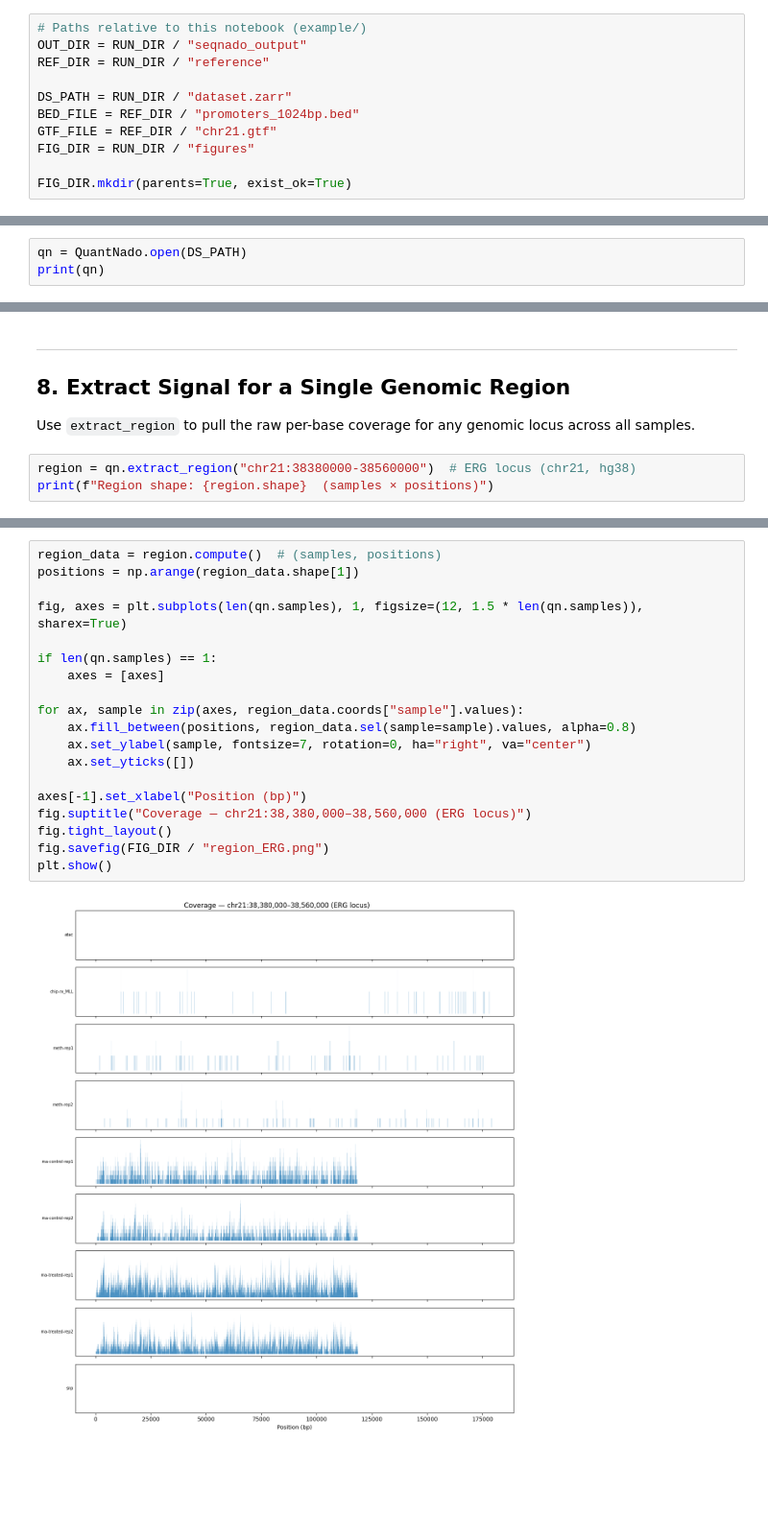
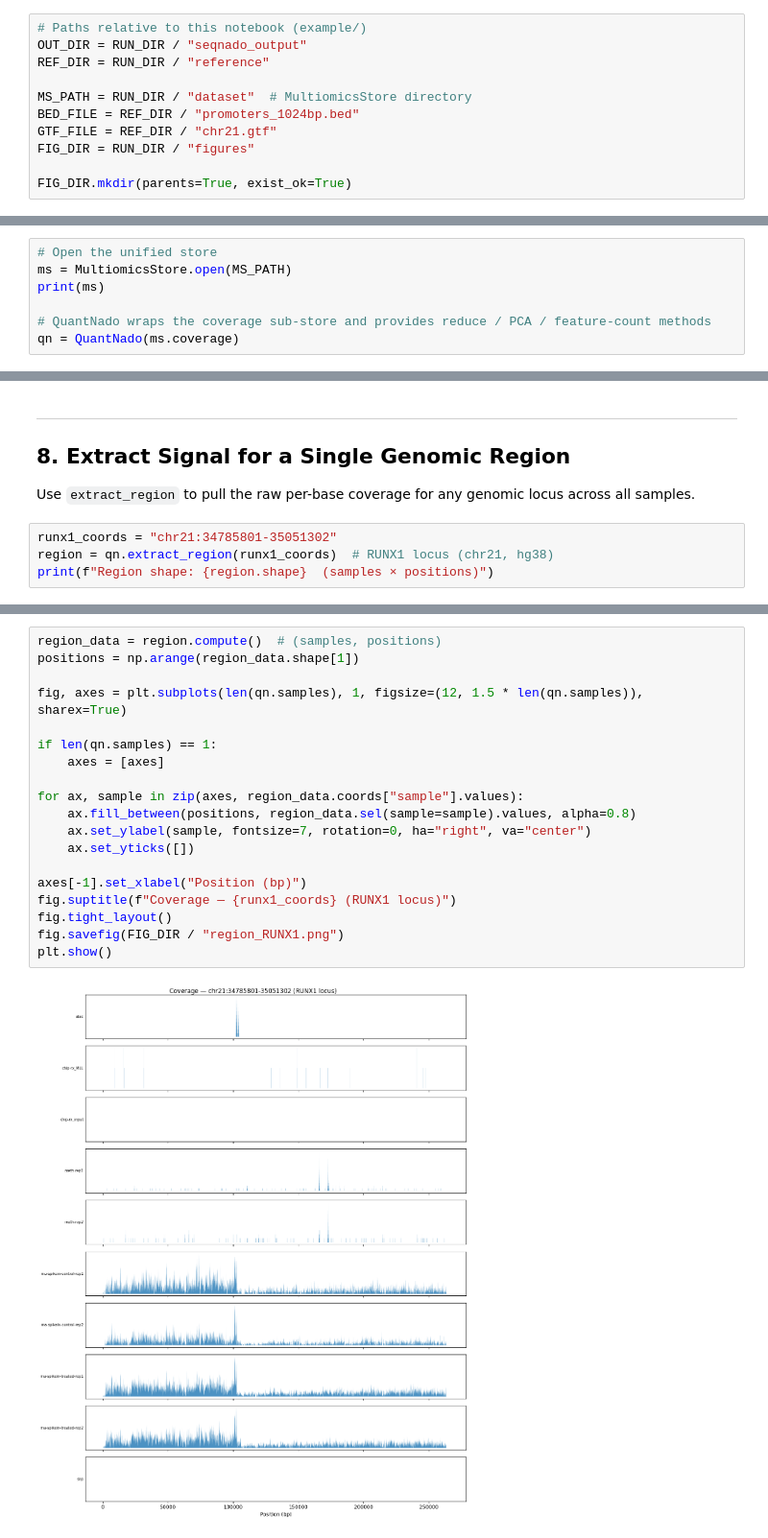
Before and after one commit to Milne-Group/QuantNado, a Jupyter notebook: docs/example_dataset.ipynb, the cells around one changed output, grey strips where cells are left out. Shown at 96% size. Drawn from its saved outputs; the diff is of its cells as text; blank space fills up the shorter version.

```diff
--- a/docs/example_dataset.ipynb
+++ b/docs/example_dataset.ipynb
@@ -87,7 +93,7 @@ Done.
 OUT_DIR = RUN_DIR / "seqnado_output"
 REF_DIR = RUN_DIR / "reference"
 
-DS_PATH = RUN_DIR / "dataset.zarr"
+MS_PATH = RUN_DIR / "dataset"  # MultiomicsStore directory
 BED_FILE = REF_DIR / "promoters_1024bp.bed"
 GTF_FILE = REF_DIR / "chr21.gtf"
 FIG_DIR = RUN_DIR / "figures"
@@ -143,6 +168,10 @@ Done.
 ---
 ## 3. Load and Inspect the Dataset
 # %%
-qn = QuantNado.open(DS_PATH)
-print(qn)
+# Open the unified store
+ms = MultiomicsStore.open(MS_PATH)
+print(ms)
+
+# QuantNado wraps the coverage sub-store and provides reduce / PCA / feature-count methods
+qn = QuantNado(ms.coverage)
 # %% [output]
@@ -426,6 +468,7 @@ plt.show()
 
 Use `extract_region` to pull the raw per-base coverage for any genomic locus across all samples.
 # %%
-region = qn.extract_region("chr21:38380000-38560000")  # ERG locus (chr21, hg38)
+runx1_coords = "chr21:34785801-35051302"
+region = qn.extract_region(runx1_coords)  # RUNX1 locus (chr21, hg38)
 print(f"Region shape: {region.shape}  (samples × positions)")
 # %% [output]
@@ -434,21 +477,21 @@ Region shape: (9, 180000)  (samples × positions)
 # %%
 region_data = region.compute()  # (samples, positions)
 positions = np.arange(region_data.shape[1])
 
 fig, axes = plt.subplots(len(qn.samples), 1, figsize=(12, 1.5 * len(qn.samples)), sharex=True)
 
 if len(qn.samples) == 1:
     axes = [axes]
 
 for ax, sample in zip(axes, region_data.coords["sample"].values):
     ax.fill_between(positions, region_data.sel(sample=sample).values, alpha=0.8)
     ax.set_ylabel(sample, fontsize=7, rotation=0, ha="right", va="center")
     ax.set_yticks([])
 
 axes[-1].set_xlabel("Position (bp)")
-fig.suptitle("Coverage — chr21:38,380,000–38,560,000 (ERG locus)")
+fig.suptitle(f"Coverage — {runx1_coords} (RUNX1 locus)")
 fig.tight_layout()
-fig.savefig(FIG_DIR / "region_ERG.png")
+fig.savefig(FIG_DIR / "region_RUNX1.png")
 plt.show()
 # %% [output]
-[figure, old version]
+[figure, new version]
```
Also changed, not shown: parts of 38 cells of this notebook, 26 other files.
